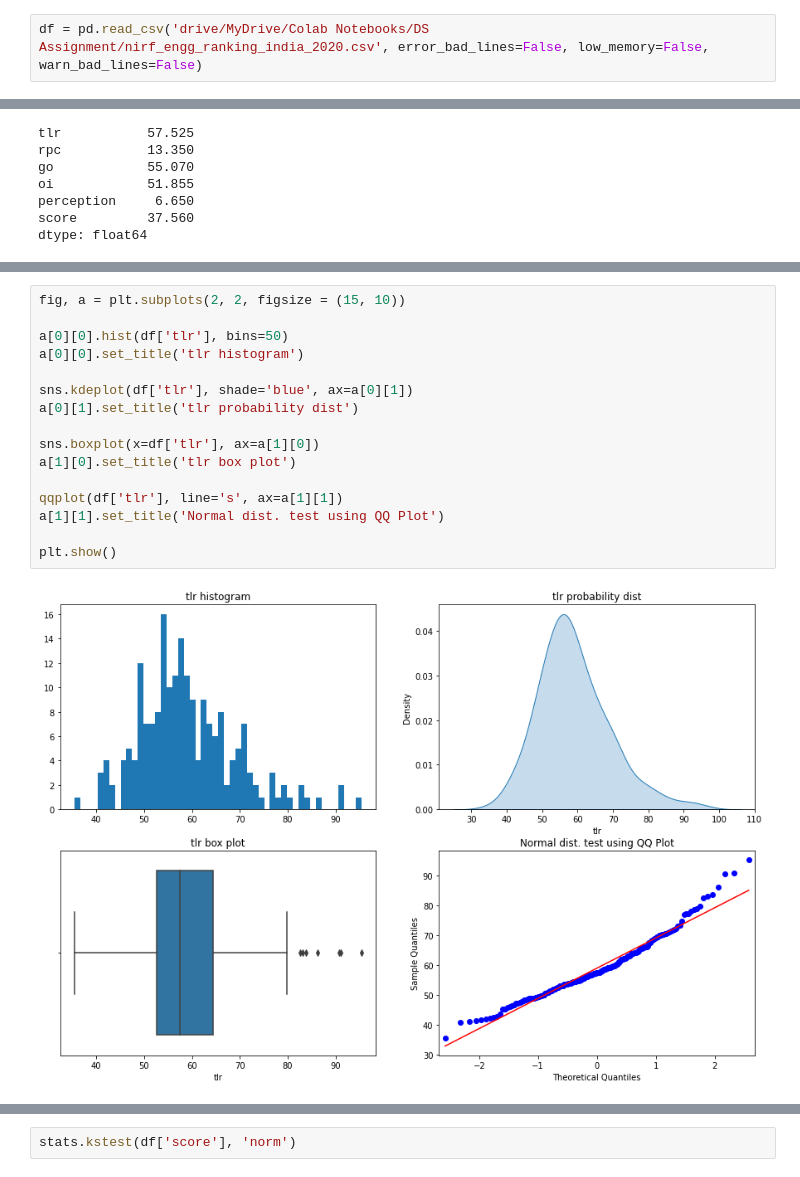
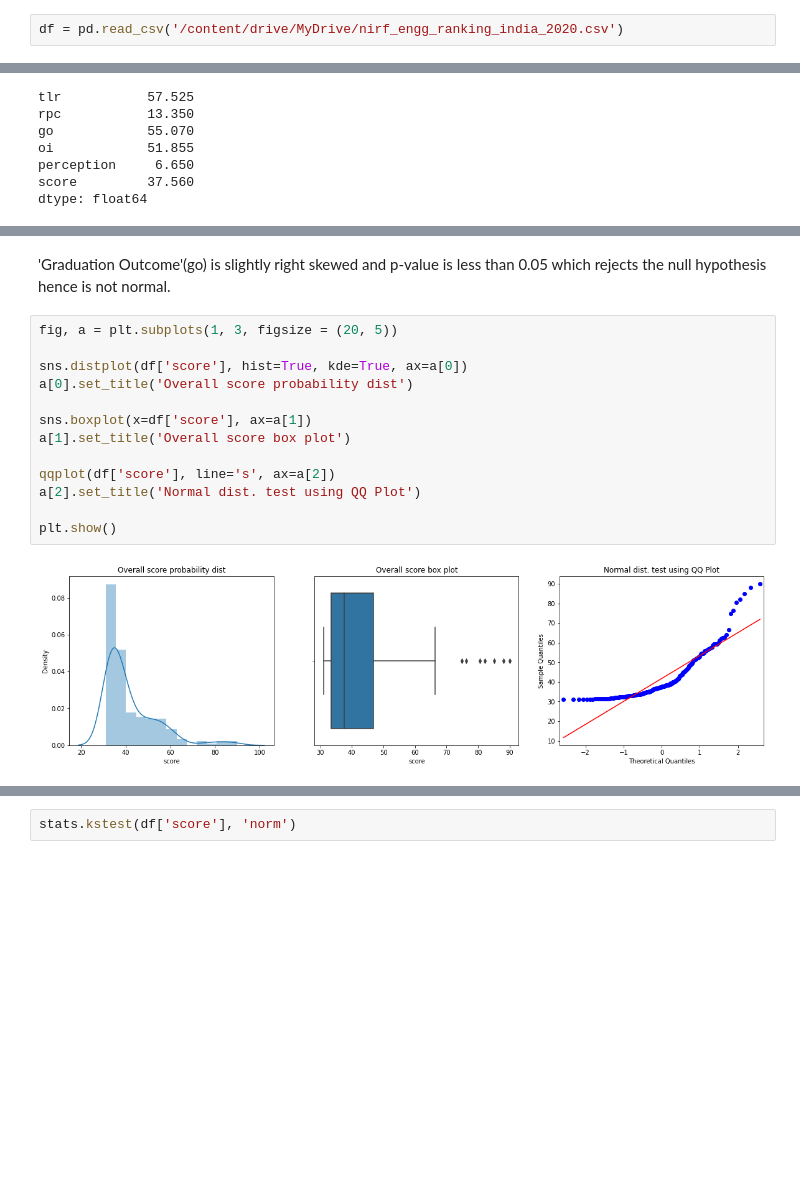
Before and after one commit to CodesOfAnurag/DataScienceAssignment, a Jupyter notebook: DS_Assignment.ipynb, the cells around one changed output, grey strips where cells are left out. Cells and saved outputs as stored; diff of their text form; blank space fills up the shorter version.

```diff
--- a/DS_Assignment.ipynb
+++ b/DS_Assignment.ipynb
@@ -18,5 +10,5 @@ import datetime
 # %%
-df = pd.read_csv('drive/MyDrive/Colab Notebooks/DS Assignment/nirf_engg_ranking_india_2020.csv', error_bad_lines=False, low_memory=False, warn_bad_lines=False)
+df = pd.read_csv('/content/drive/MyDrive/nirf_engg_ranking_india_2020.csv')
 # %%
 df.head()
 # %% [output]
@@ -102,18 +129,17 @@ plt.show()
+# %% [markdown]
+'Graduation Outcome'(go) is slightly right skewed and p-value is less than 0.05 which rejects the null hypothesis hence is not normal.
 # %%
-fig, a = plt.subplots(2, 2, figsize = (15, 10))
+fig, a = plt.subplots(1, 3, figsize = (20, 5))
 
-a[0][0].hist(df['tlr'], bins=50)
-a[0][0].set_title('tlr histogram')
+sns.distplot(df['score'], hist=True, kde=True, ax=a[0])
+a[0].set_title('Overall score probability dist')
 
-sns.kdeplot(df['tlr'], shade='blue', ax=a[0][1])
-a[0][1].set_title('tlr probability dist')
+sns.boxplot(x=df['score'], ax=a[1])
+a[1].set_title('Overall score box plot')
 
-sns.boxplot(x=df['tlr'], ax=a[1][0])
-a[1][0].set_title('tlr box plot')
-
-qqplot(df['tlr'], line='s', ax=a[1][1])
-a[1][1].set_title('Normal dist. test using QQ Plot')
+qqplot(df['score'], line='s', ax=a[2])
+a[2].set_title('Normal dist. test using QQ Plot')
 
 plt.show()
 # %% [output]
-[figure, old version]
+[figure, new version]
```
Also changed, not shown: parts of 40 cells of this notebook.
